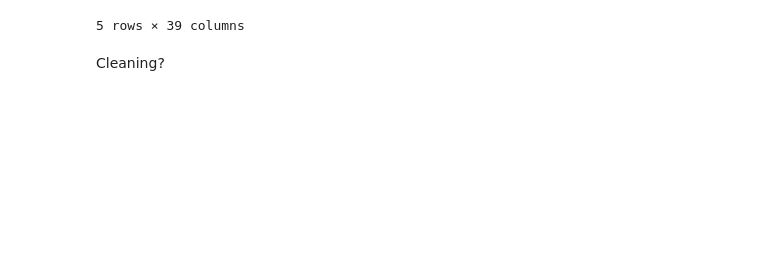
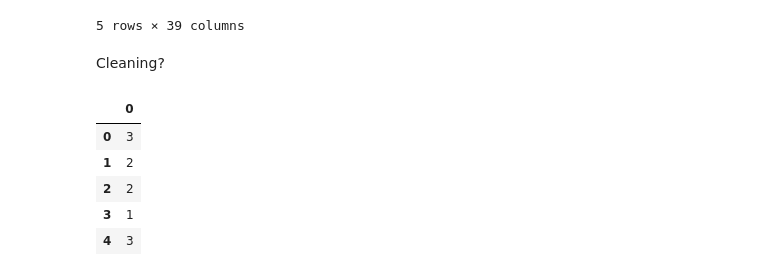
Before and after one commit to twhipple/Modeling_Earthquake_Damage, a Jupyter notebook: Modeling_Earthquake_Damage.ipynb, the cells around one changed output. Drawn from its saved outputs; the diff is of its cells as text; code cells hidden in the pictures; blank space fills up the shorter version.

```diff
--- a/Modeling_Earthquake_Damage.ipynb
+++ b/Modeling_Earthquake_Damage.ipynb
@@ -429,7 +299,7 @@ X_test = scaler.transform(X_test)
 # Model
 # %%
 #KNN Model
-knn_clf = KNeighborsClassifier(n_neighbors=3)
+knn_clf = KNeighborsClassifier(random_state=123, n_neighbors=3)
 knn_clf.fit(X_train, y_train)
 
 knn_training_preds = knn_clf.predict(X_train)
@@ -440,3 +310,4 @@ knn_val_accuracy = accuracy_score(y_test, knn_val_preds)
 
 print("KNN Training Accuracy: {:.4}%".format(knn_training_accuracy * 100))
 print("KNN Validation accuracy: {:.4}%".format(knn_val_accuracy * 100))
+print("KNN F1 Score: {:.4}%".format(f1_score(y_test, knn_val_preds, average='micro') * 100))
@@ -602,4 +464,12 @@ forest_test_preds = forest_clf.predict(test)
 # %%
 # Change array to a dataframe
 forest_target = pd.DataFrame(forest_test_preds)
+forest_target.head()
+# %% [output]
+|  | 0 |
+| 0 | 3 |
+| 1 | 2 |
+| 2 | 2 |
+| 3 | 1 |
+| 4 | 3 |
 # %%
```
Also changed, not shown: parts of 42 cells of this notebook, 2 other files.
